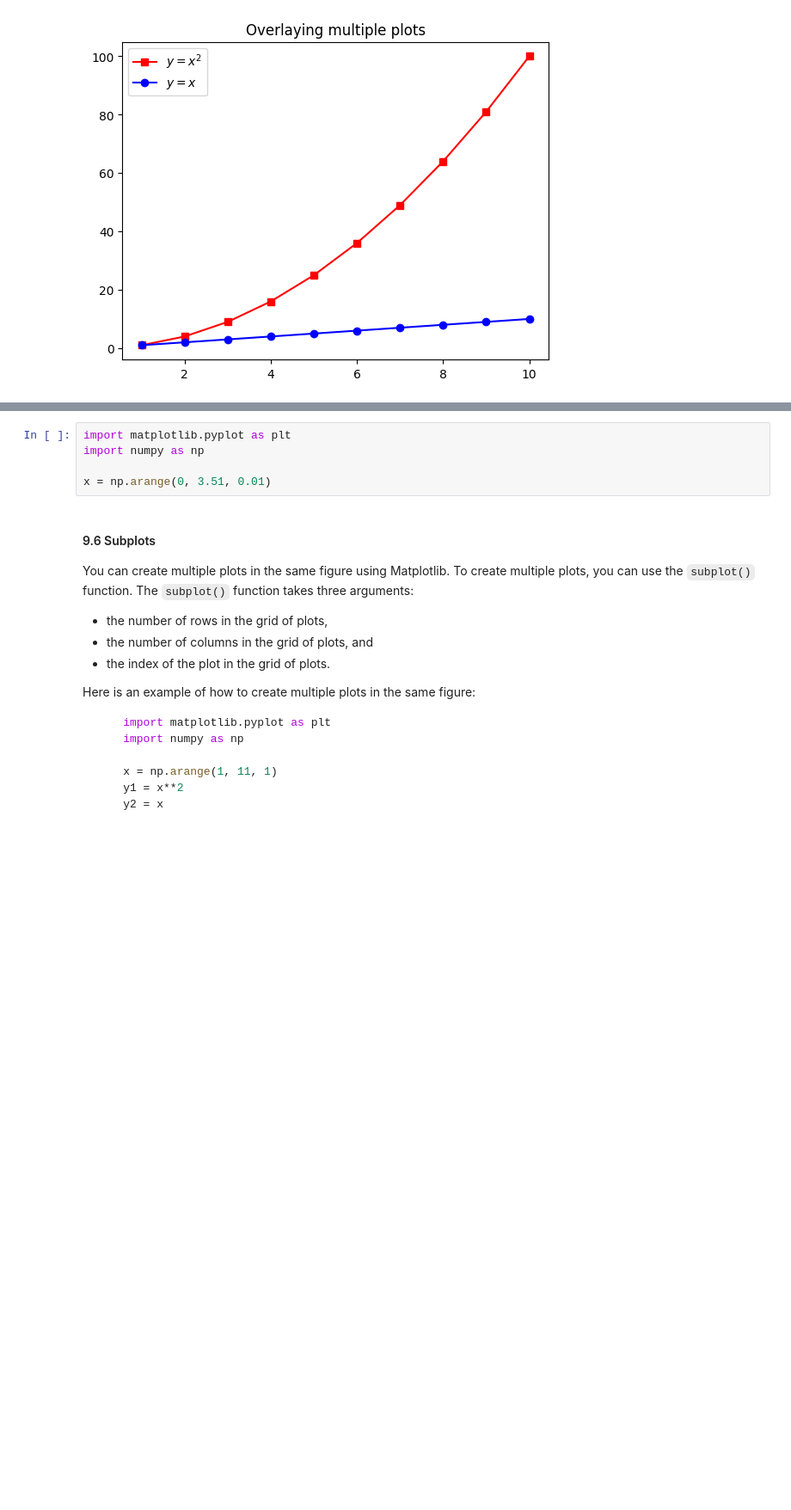
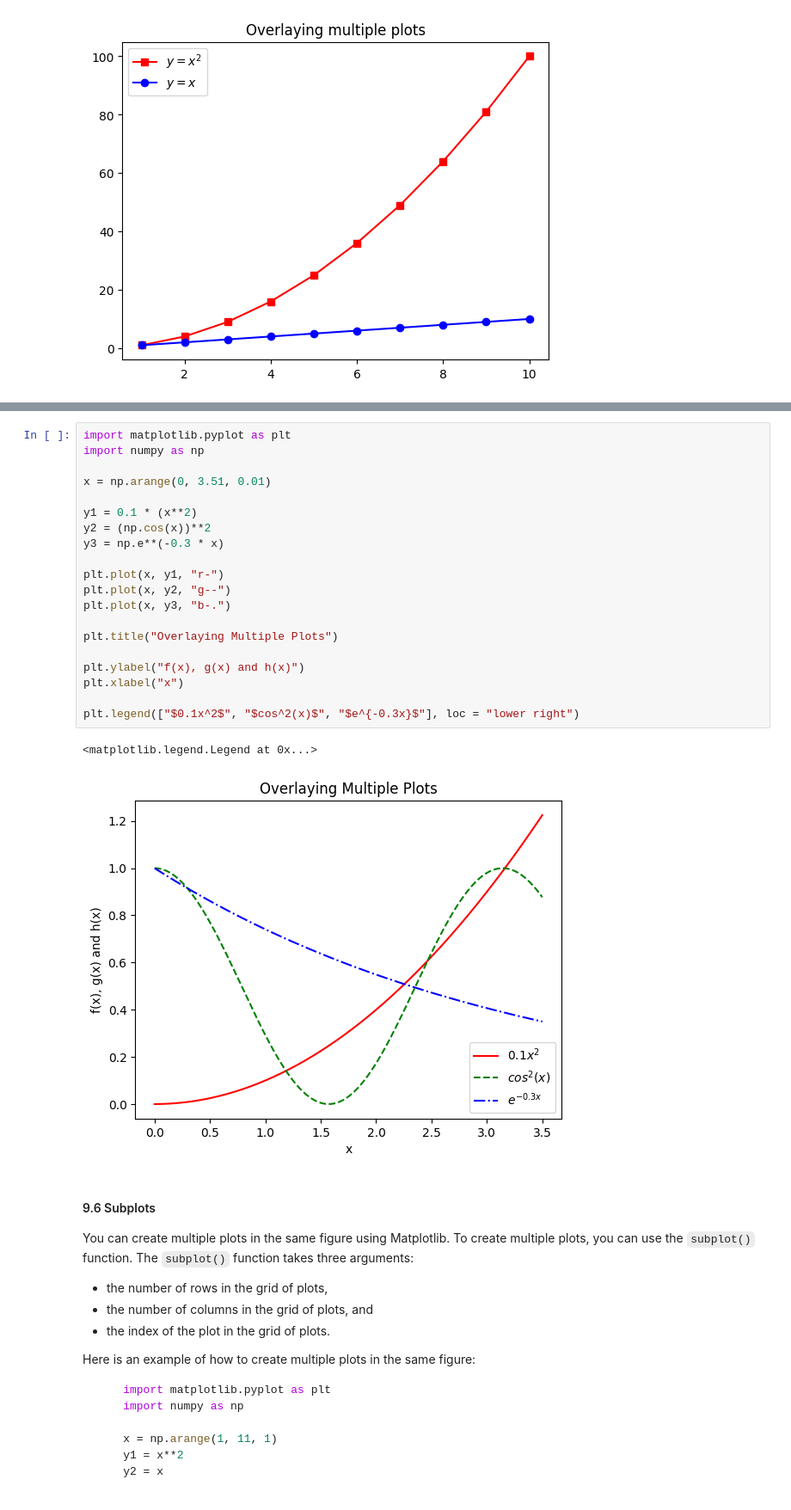
Before and after one commit to Kelvin-GS/PythonJourney, a Jupyter notebook: 9-BasiCPlotting.ipynb, the cells around one changed output, grey strips where cells are left out. Shown at 86% size. Cells and saved outputs as stored; diff of their text form; blank space fills up the shorter version.

Commit message:
Complete 9-BasicPlotting

```diff
--- a/9-BasiCPlotting.ipynb
+++ b/9-BasiCPlotting.ipynb
@@ -341,11 +341,29 @@ Plot $f$, $g$, and $h$ in the same figure over the interval $[0, 3.5]$. Use a so
 You should get the following plot:
 
 ![Resulting plot](figures/overlay.png)
-# %%
-import matplotlib.pyplot as plt
-import numpy as np
-
-x = np.arange(0, 3.51, 0.01)
+# %%
+import matplotlib.pyplot as plt
+import numpy as np
+
+x = np.arange(0, 3.51, 0.01)
+
+y1 = 0.1 * (x**2)
+y2 = (np.cos(x))**2
+y3 = np.e**(-0.3 * x)
+
+plt.plot(x, y1, "r-")
+plt.plot(x, y2, "g--")
+plt.plot(x, y3, "b-.")
+
+plt.title("Overlaying Multiple Plots")
+
+plt.ylabel("f(x), g(x) and h(x)")
+plt.xlabel("x")
+
+plt.legend(["$0.1x^2$", "$cos^2(x)$", "$e^{-0.3x}$"], loc = "lower right")
+# %% [output]
+<matplotlib.legend.Legend at 0x...>
+[figure, added]
 # %% [markdown]
 #### 9.6 Subplots
 
```
Also changed, not shown: parts of 9 cells of this notebook, 2 other files.
